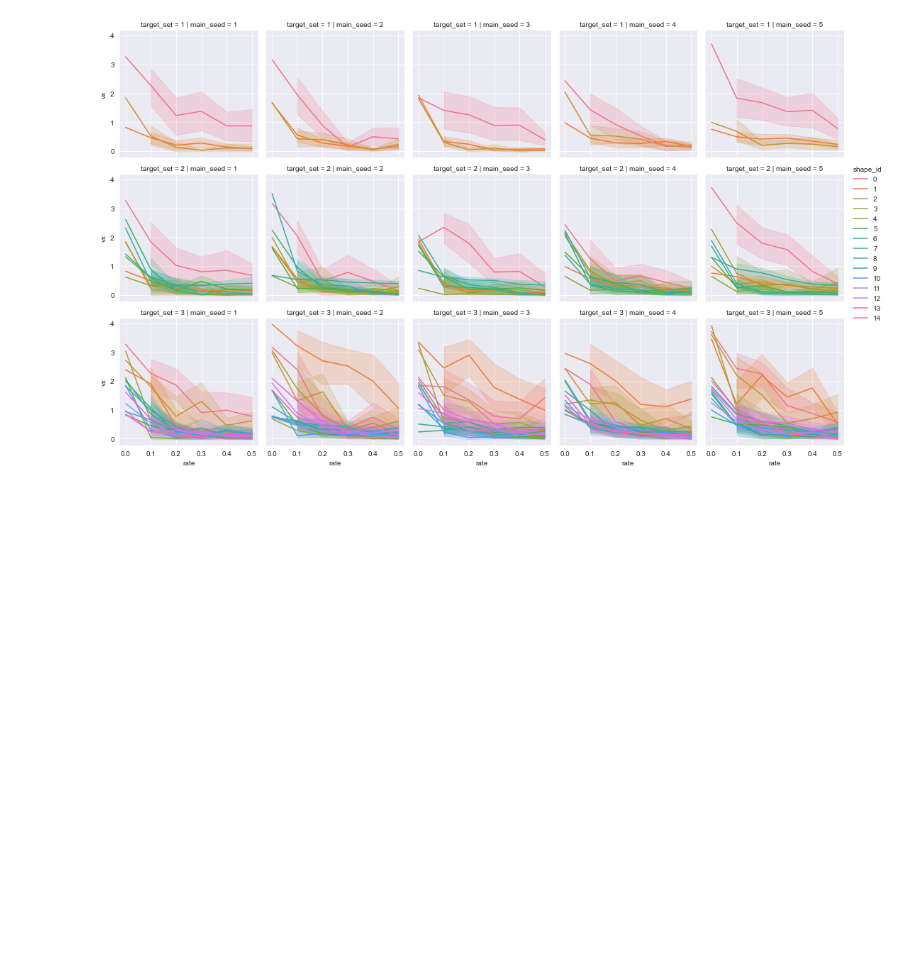
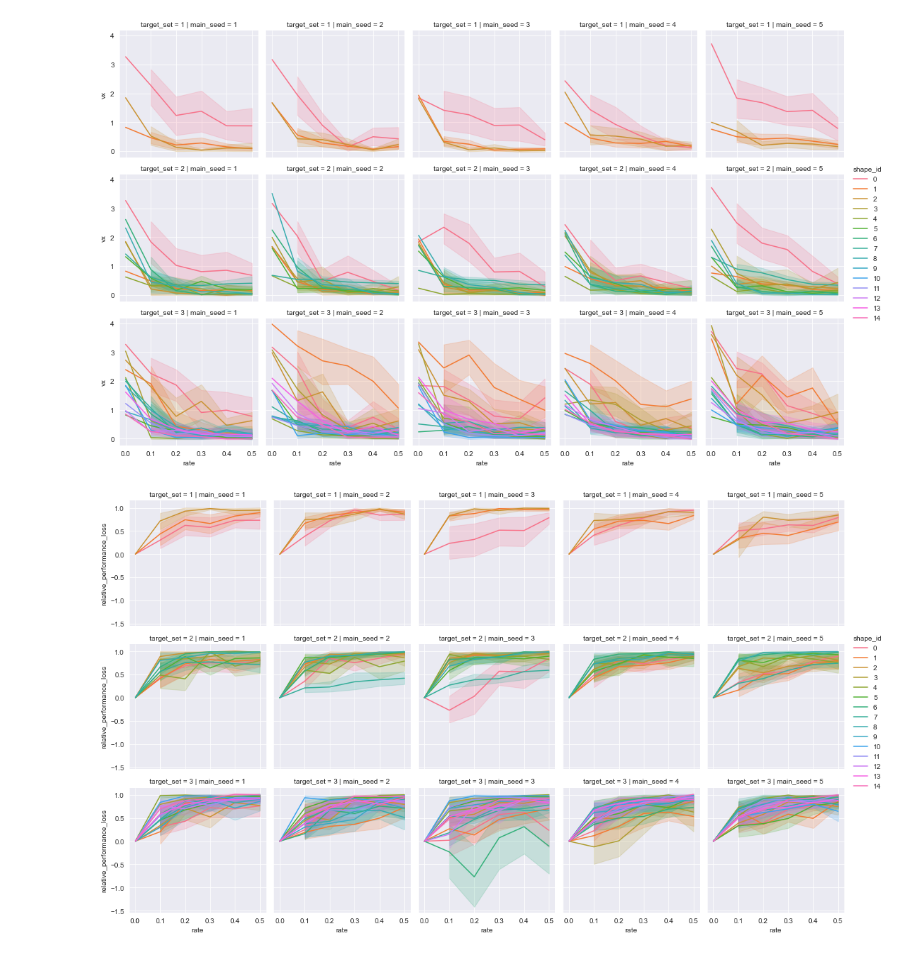
Before and after one commit to giorgia-nadizar/nca-vsr-classification, a Jupyter notebook: vsrs/performance_analysis.ipynb, the cells around one changed output. Cells and saved outputs as stored; diff of their text form; code cells hidden in the pictures; blank space fills up the shorter version.

Commit message:
Results and analysis for mixed seed validation added.

```diff
--- a/vsrs/performance_analysis.ipynb
+++ b/vsrs/performance_analysis.ipynb
@@ -40,3 +44,10 @@ g.add_legend()
 plt.show()
 # %% [output]
 [figure]
+# %%
+g = sns.FacetGrid(cross_seed_df, row="target_set", col="main_seed", hue="shape_id")
+g.map_dataframe(sns.lineplot, x="rate", y="relative_performance_loss")
+g.add_legend()
+plt.show()
+# %% [output]
+[figure, added]
```
Also changed, not shown: parts of 2 cells of this notebook.
